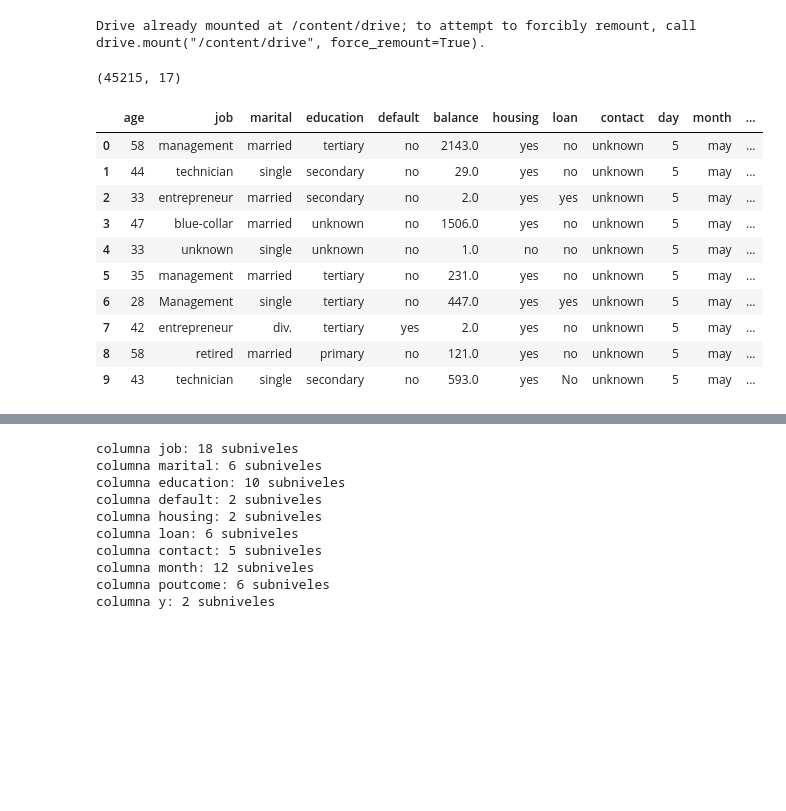
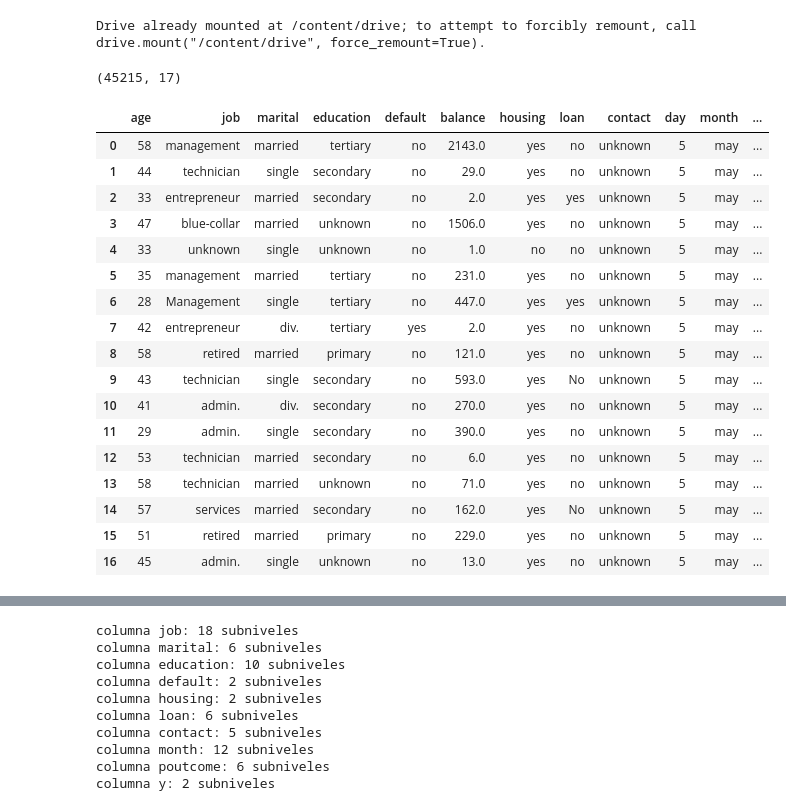
Before and after one commit to BladimirBL/Talento-Tech, a Jupyter notebook: New_Notebook_Data_Cleaning_.ipynb, the cells around one changed output, grey strips where cells are left out. Drawn from its saved outputs; the diff is of its cells as text; code cells hidden in the pictures; blank space fills up the shorter version.

```diff
--- a/New_Notebook_Data_Cleaning_.ipynb
+++ b/New_Notebook_Data_Cleaning_.ipynb
@@ -16,20 +48,27 @@ data = pd.read_csv(ruta)
 Drive already mounted at /content/drive; to attempt to forcibly remount, call drive.mount("/content/drive", force_remount=True).
 # %%
 print(data.shape)
-data.head(10)
+data.head(17)
 # %% [output]
 (45215, 17)
 |  | age | job | marital | education | default | balance | housing | loan | contact | day | month | ... |
 | 0 | 58 | management | married | tertiary | no | 2143.0 | yes | no | unknown | 5 | may | ... |
 | 1 | 44 | technician | single | secondary | no | 29.0 | yes | no | unknown | 5 | may | ... |
 | 2 | 33 | entrepreneur | married | secondary | no | 2.0 | yes | yes | unknown | 5 | may | ... |
 | 3 | 47 | blue-collar | married | unknown | no | 1506.0 | yes | no | unknown | 5 | may | ... |
 | 4 | 33 | unknown | single | unknown | no | 1.0 | no | no | unknown | 5 | may | ... |
 | 5 | 35 | management | married | tertiary | no | 231.0 | yes | no | unknown | 5 | may | ... |
 | 6 | 28 | Management | single | tertiary | no | 447.0 | yes | yes | unknown | 5 | may | ... |
 | 7 | 42 | entrepreneur | div. | tertiary | yes | 2.0 | yes | no | unknown | 5 | may | ... |
 | 8 | 58 | retired | married | primary | no | 121.0 | yes | no | unknown | 5 | may | ... |
 | 9 | 43 | technician | single | secondary | no | 593.0 | yes | No | unknown | 5 | may | ... |
+| 10 | 41 | admin. | div. | secondary | no | 270.0 | yes | no | unknown | 5 | may | ... |
+| 11 | 29 | admin. | single | secondary | no | 390.0 | yes | no | unknown | 5 | may | ... |
+| 12 | 53 | technician | married | secondary | no | 6.0 | yes | no | unknown | 5 | may | ... |
+| 13 | 58 | technician | married | unknown | no | 71.0 | yes | no | unknown | 5 | may | ... |
+| 14 | 57 | services | married | secondary | no | 162.0 | yes | No | unknown | 5 | may | ... |
+| 15 | 51 | retired | married | primary | no | 229.0 | yes | no | unknown | 5 | may | ... |
+| 16 | 45 | admin. | single | unknown | no | 13.0 | yes | no | unknown | 5 | may | ... |
 # %%
 # Veamos las variaables categoricas numericas
 data.info()
```
Also changed, not shown: parts of 28 cells of this notebook.
